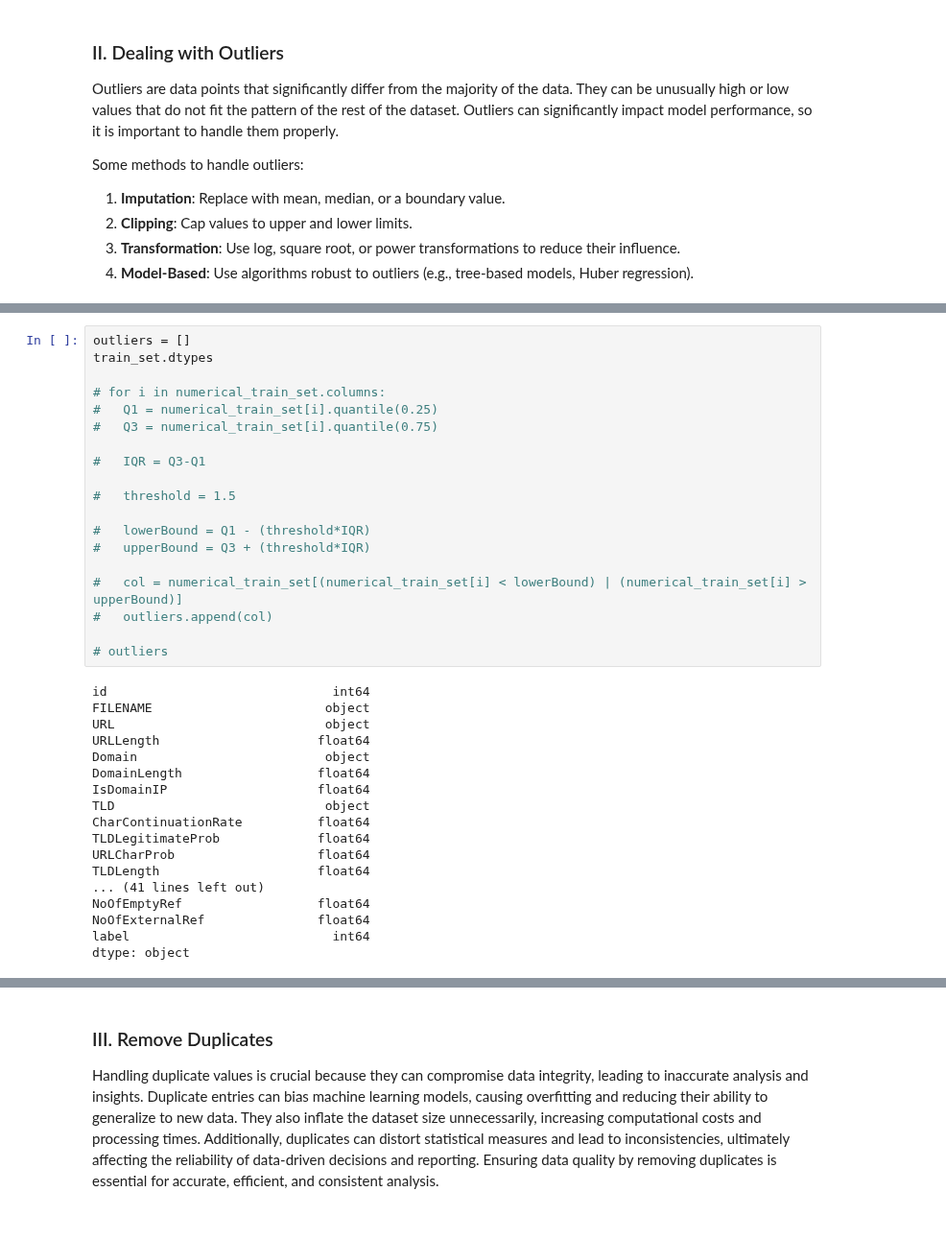
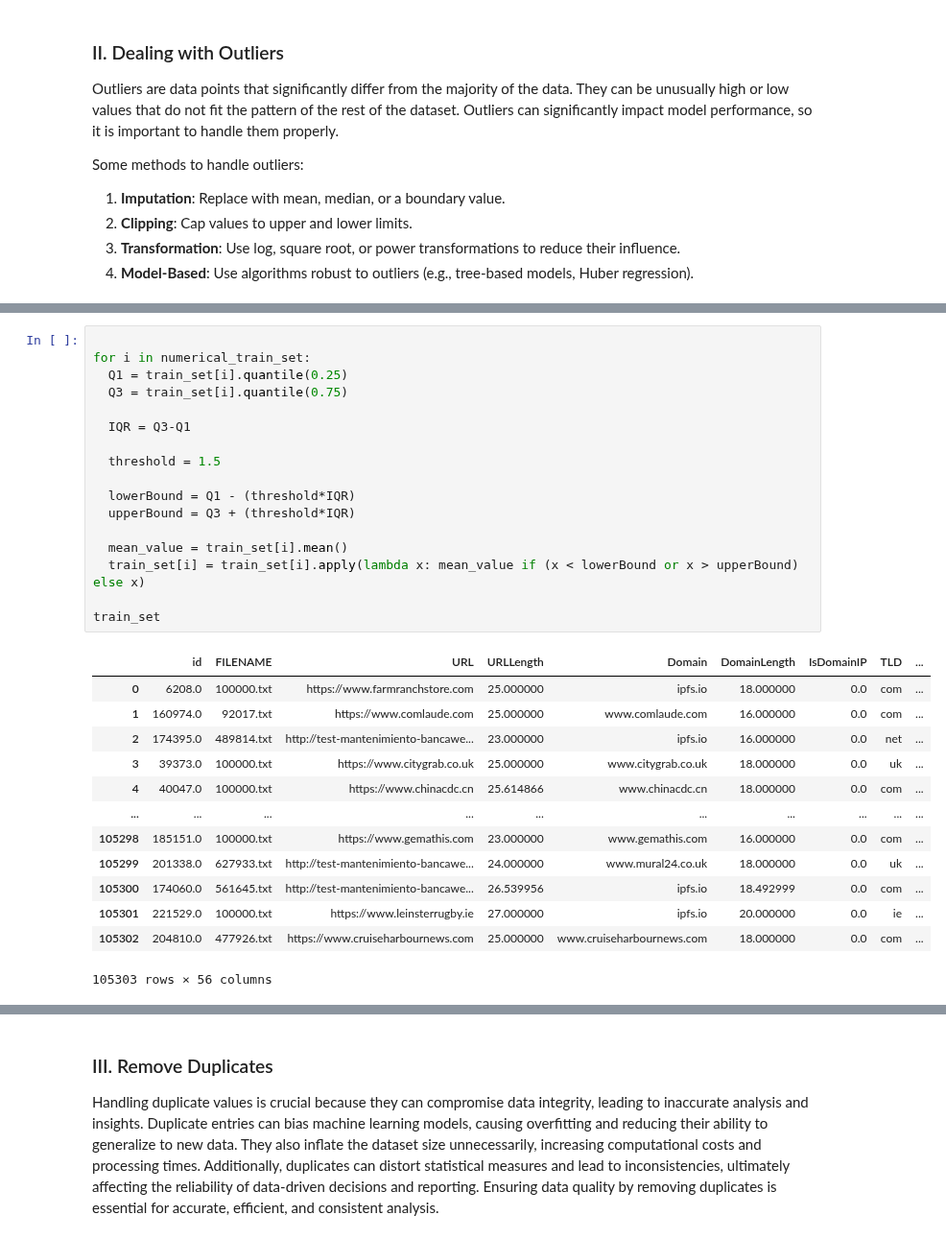
Before and after one commit to wNSYA/Tugas-Besar-2-IF3070-Implementasi-Algoritma-Pembelajaran-Mesin, a Jupyter notebook: src/IF3070_DAI___Tugas_Besar_2_Notebook_Template.ipynb, the cells around one changed output, grey strips where cells are left out. Shown at 96% size. Saved outputs shown, nothing was run; the diff lists cells and outputs as text.

Commit message:
outliers

```diff
--- a/src/IF3070_DAI___Tugas_Besar_2_Notebook_Template.ipynb
+++ b/src/IF3070_DAI___Tugas_Besar_2_Notebook_Template.ipynb
@@ -218,37 +205,31 @@ Some methods to handle outliers:
 # %%
-outliers = []
-train_set.dtypes
 
-# for i in numerical_train_set.columns:
-#   Q1 = numerical_train_set[i].quantile(0.25)
-#   Q3 = numerical_train_set[i].quantile(0.75)
+for i in numerical_train_set:
+  Q1 = train_set[i].quantile(0.25)
+  Q3 = train_set[i].quantile(0.75)
 
-#   IQR = Q3-Q1
+  IQR = Q3-Q1
 
-#   threshold = 1.5
+  threshold = 1.5
 
-#   lowerBound = Q1 - (threshold*IQR)
-#   upperBound = Q3 + (threshold*IQR)
+  lowerBound = Q1 - (threshold*IQR)
+  upperBound = Q3 + (threshold*IQR)
 
-#   col = numerical_train_set[(numerical_train_set[i] < lowerBound) | (numerical_train_set[i] > upperBound)]
-#   outliers.append(col)
+  mean_value = train_set[i].mean()
+  train_set[i] = train_set[i].apply(lambda x: mean_value if (x < lowerBound or x > upperBound) else x)
 
-# outliers
+train_set
 # %% [output]
+|  | id | FILENAME | URL | URLLength | Domain | DomainLength | IsDomainIP | TLD | ... |
+| 0 | 6208.0 | 100000.txt | https://www.farmranchstore.com | 25.000000 | ipfs.io | 18.000000 | 0.0 | com | ... |
+| 1 | 160974.0 | 92017.txt | https://www.comlaude.com | 25.000000 | www.comlaude.com | 16.000000 | 0.0 | com | ... |
+| 2 | 174395.0 | 489814.txt | http://test-mantenimiento-bancawe... | 23.000000 | ipfs.io | 16.000000 | 0.0 | net | ... |
+| 3 | 39373.0 | 100000.txt | https://www.citygrab.co.uk | 25.000000 | www.citygrab.co.uk | 18.000000 | 0.0 | uk | ... |
+| 4 | 40047.0 | 100000.txt | https://www.chinacdc.cn | 25.614866 | www.chinacdc.cn | 18.000000 | 0.0 | com | ... |
+| ... | ... | ... | ... | ... | ... | ... | ... | ... | ... |
+| 105298 | 185151.0 | 100000.txt | https://www.gemathis.com | 23.000000 | www.gemathis.com | 16.000000 | 0.0 | com | ... |
+| 105299 | 201338.0 | 627933.txt | http://test-mantenimiento-bancawe... | 24.000000 | www.mural24.co.uk | 18.000000 | 0.0 | uk | ... |
+| 105300 | 174060.0 | 561645.txt | http://test-mantenimiento-bancawe... | 26.539956 | ipfs.io | 18.492999 | 0.0 | com | ... |
+| 105301 | 221529.0 | 100000.txt | https://www.leinsterrugby.ie | 27.000000 | ipfs.io | 20.000000 | 0.0 | ie | ... |
+| 105302 | 204810.0 | 477926.txt | https://www.cruiseharbournews.com | 25.000000 | www.cruiseharbournews.com | 18.000000 | 0.0 | com | ... |
-id                              int64
-FILENAME                       object
-URL                            object
-URLLength                     float64
-Domain                         object
-DomainLength                  float64
-IsDomainIP                    float64
-TLD                            object
-CharContinuationRate          float64
-TLDLegitimateProb             float64
-URLCharProb                   float64
-TLDLength                     float64
-... (41 lines left out)
-NoOfEmptyRef                  float64
-NoOfExternalRef               float64
-label                           int64
-dtype: object
+105303 rows × 56 columns
```
Also changed, not shown: parts of 5 cells of this notebook.
